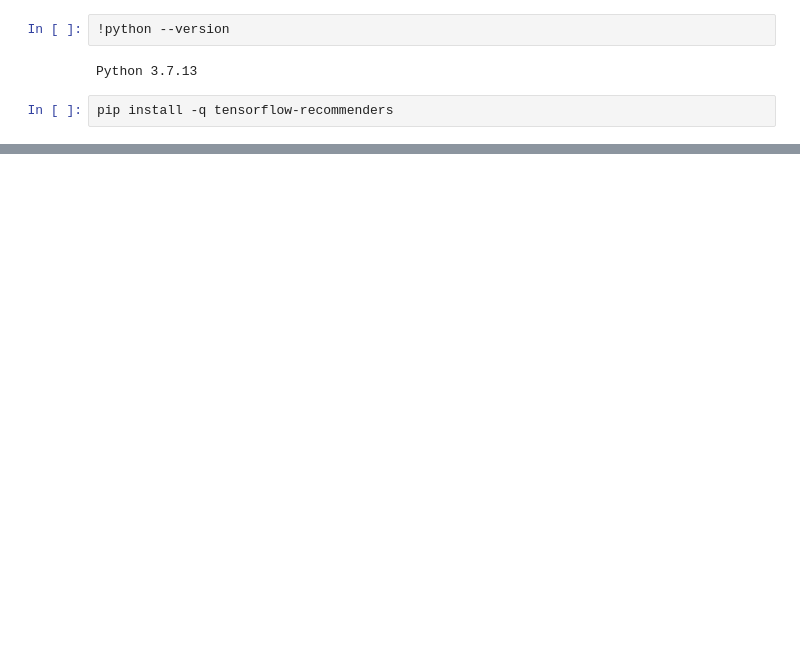
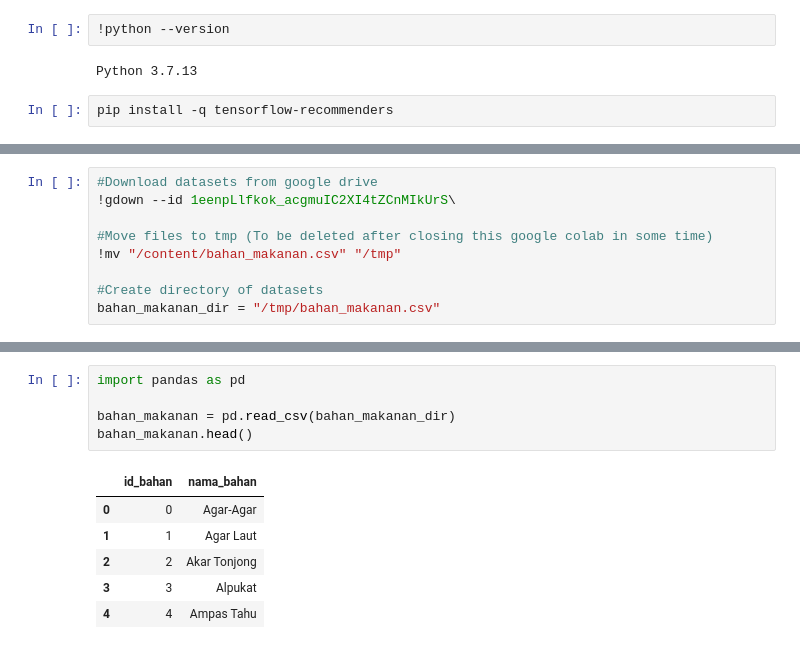
Before and after one commit to fathur666/SIMPASI, a Jupyter notebook: SIMPASI_MODEL.ipynb, the cells around one changed output, grey strips where cells are left out. Drawn from its saved outputs; the diff is of its cells as text; blank space fills up the shorter version.

```diff
--- a/SIMPASI_MODEL.ipynb
+++ b/SIMPASI_MODEL.ipynb
@@ -23,0 +29,9 @@ import tensorflow_recommenders as tfrs
+# %%
+#Download datasets from google drive
+!gdown --id 1eenpLlfkok_acgmuIC2XI4tZCnMIkUrS\
+
+#Move files to tmp (To be deleted after closing this google colab in some time)
+!mv "/content/bahan_makanan.csv" "/tmp"
+
+#Create directory of datasets
+bahan_makanan_dir = "/tmp/bahan_makanan.csv"
@@ -23,0 +69,12 @@ import tensorflow_recommenders as tfrs
+# %%
+import pandas as pd
+
+bahan_makanan = pd.read_csv(bahan_makanan_dir)
+bahan_makanan.head()
+# %% [output]
+|  | id_bahan | nama_bahan |
+| 0 | 0 | Agar-Agar |
+| 1 | 1 | Agar Laut |
+| 2 | 2 | Akar Tonjong |
+| 3 | 3 | Alpukat |
+| 4 | 4 | Ampas Tahu |
```
Also changed, not shown: parts of 23 cells of this notebook.
